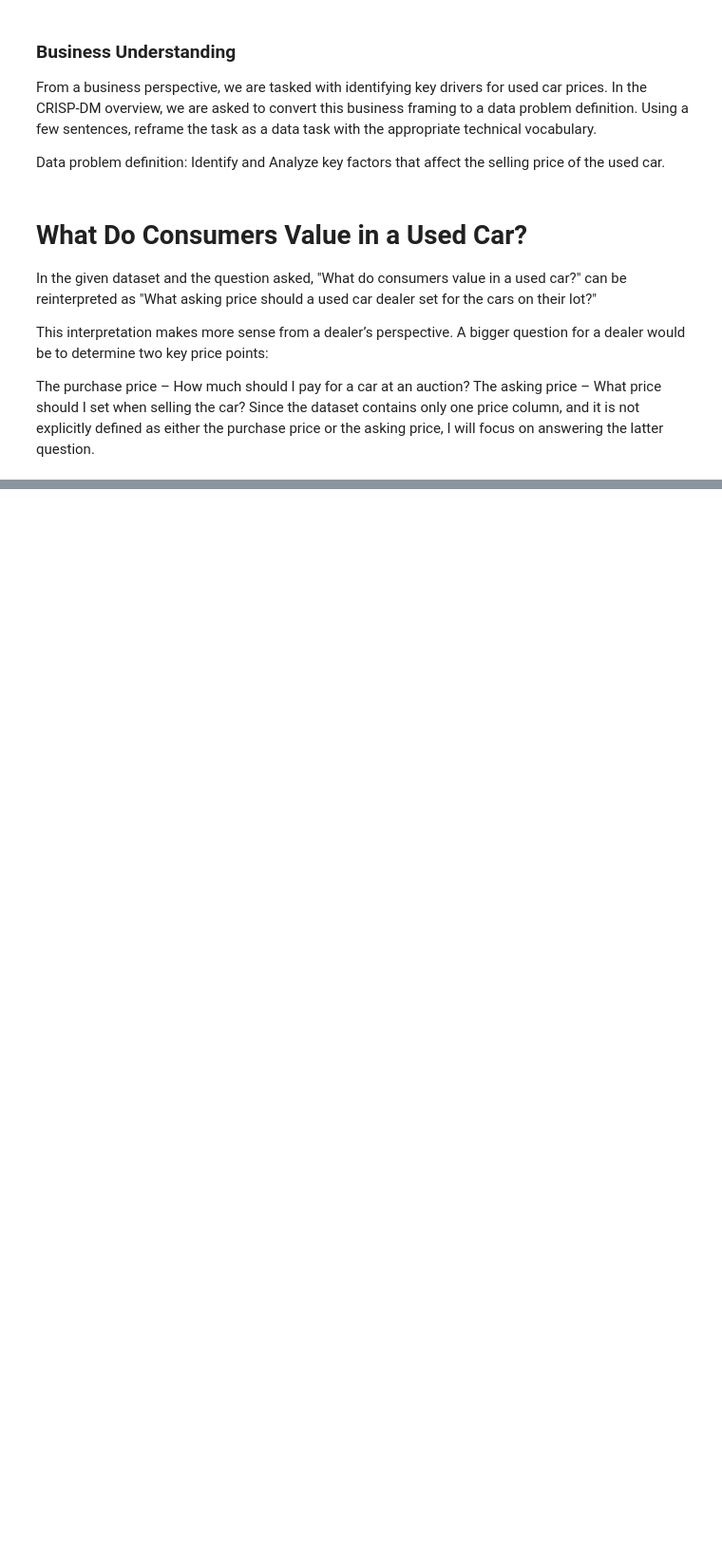
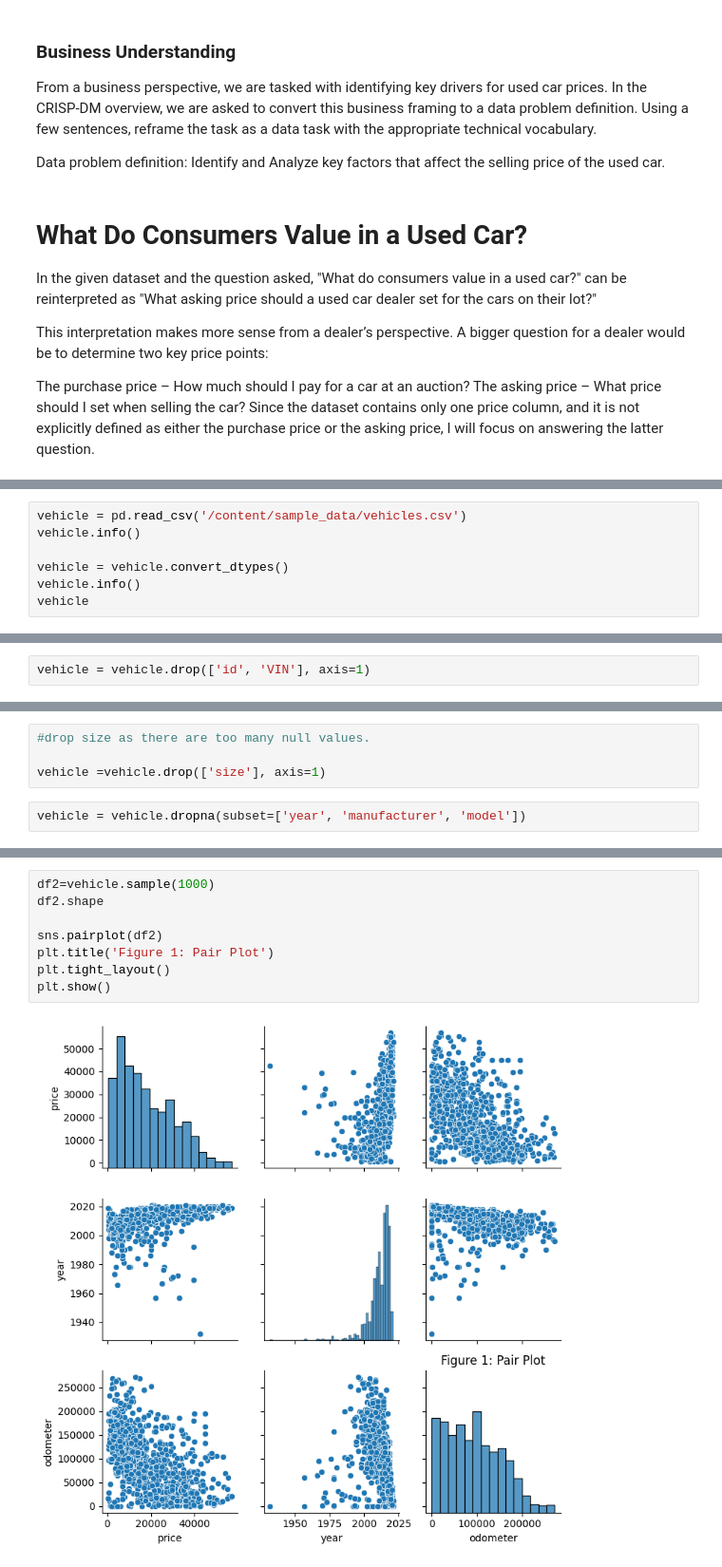
Before and after one commit to MRiDeb/Vehicles, a Jupyter notebook: prompt_II.ipynb, the cells around one changed output, grey strips where cells are left out. Shown at 95% size. Cells and saved outputs as stored; diff of their text form; blank space fills up the shorter version.

Commit message:
added model and other items
added model and other items

```diff
--- a/prompt_II.ipynb
+++ b/prompt_II.ipynb
@@ -95,0 +60,7 @@ Now that we've settled on our models and findings, it is time to deliver the inf
+# %%
+vehicle = pd.read_csv('/content/sample_data/vehicles.csv')
+vehicle.info()
+
+vehicle = vehicle.convert_dtypes()
+vehicle.info()
+vehicle
@@ -95,0 +116,2 @@ Now that we've settled on our models and findings, it is time to deliver the inf
+# %%
+vehicle = vehicle.drop(['id', 'VIN'], axis=1)
@@ -95,0 +139,6 @@ Now that we've settled on our models and findings, it is time to deliver the inf
+# %%
+#drop size as there are too many null values.
+
+vehicle =vehicle.drop(['size'], axis=1)
+# %%
+vehicle = vehicle.dropna(subset=['year', 'manufacturer', 'model'])
@@ -95,0 +161,10 @@ Now that we've settled on our models and findings, it is time to deliver the inf
+# %%
+df2=vehicle.sample(1000)
+df2.shape
+
+sns.pairplot(df2)
+plt.title('Figure 1: Pair Plot')
+plt.tight_layout()
+plt.show()
+# %% [output]
+[figure, added]
```
Also changed, not shown: parts of 31 cells of this notebook, 3 other files.
